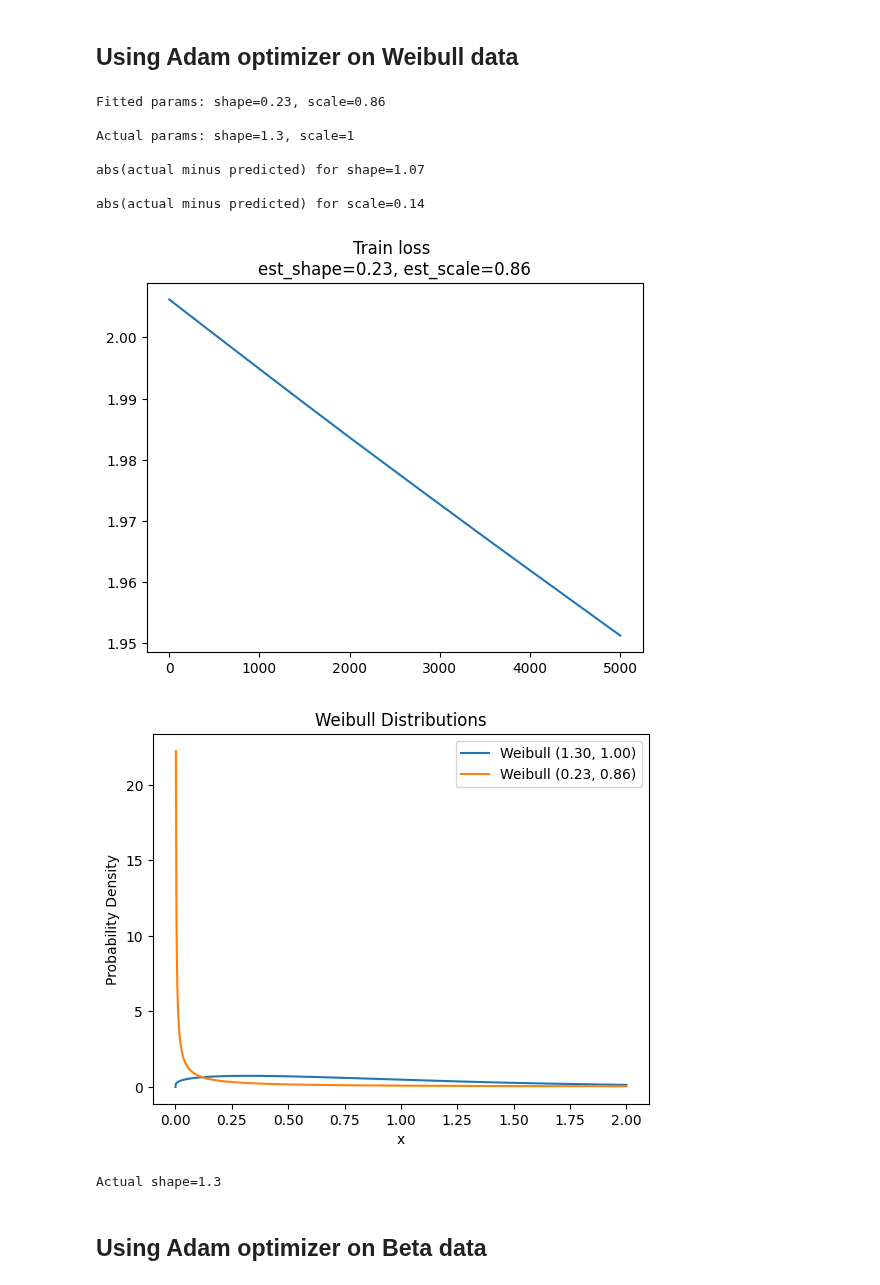
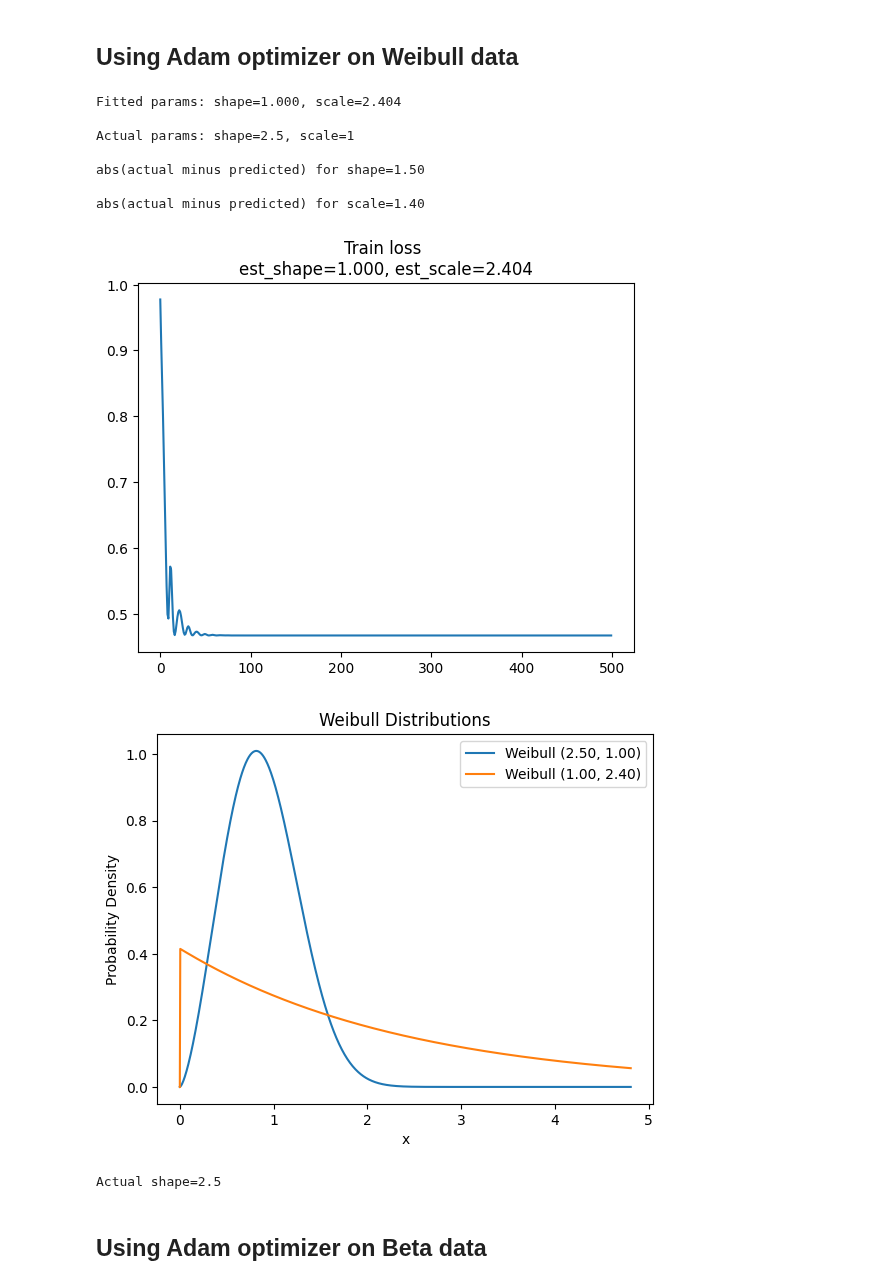
Before and after one commit to nayefahmad/ml-notes, a Jupyter notebook: 2023-05-02-pytorch-distribution-fitting.ipynb, the cells around one changed output. Cells and saved outputs as stored; diff of their text form; code cells hidden in the pictures.

Commit message:
Kaggle Notebook | 2023-05-02_pytorch-distribution-fitting | Version 4

```diff
--- a/2023-05-02-pytorch-distribution-fitting.ipynb
+++ b/2023-05-02-pytorch-distribution-fitting.ipynb
@@ -25,8 +25,8 @@ import matplotlib.pyplot as plt
 # %%
 np.random.seed(2023)
 
-n = 500
-shape = 1.3
+n = 50000
+shape = 2.5
 scale = 1
 # %%
 #generate points for weibull, set location parameter to 0 - this is 2-parameter because loc is 0
@@ -36,7 +36,7 @@ weibull_data = weibull_min.rvs(c=shape, scale=scale, loc=0, size=n)
 noise = np.random.normal(0, .1, n)
 weibull_data = weibull_data + noise
 #all positive data
-weibull_data = np.abs(weibull_data)
+weibull_data = np.abs(weibull_data) + 1e-4
 
 #generate the x values to be used for generating the pdf
 curve_x = np.linspace(0, 200, 1000)
@@ -50,8 +50,8 @@ ax[0].plot(curve_x, weibull_pdf)
 ax[1].hist(weibull_data, bins=100, density=True)
 
 for idx in range(2):
-    ax[idx].set_xlim(0, 50)
-    ax[idx].set_ylim(0, .20)
+    ax[idx].set_xlim(0, 5)
+    ax[idx].set_ylim(0, .80)
     ax[idx].set_title(subs[idx])
 plt.suptitle(title)
 fig.tight_layout()
@@ -92,7 +92,7 @@ class Model(nn.Module):
     def __init__(self):
         super().__init__()
         # initialize weights with random numbers
-        weights = torch.distributions.Uniform(0, 1).sample((2,))
+        weights = torch.distributions.Uniform(0, 3).sample((2,))
         # make weights torch parameters
         self.weights = nn.Parameter(weights)
 
@@ -173,36 +173,36 @@ def plot_weibull_distributions(params1, params2):
 weibull_tensor = torch.tensor(weibull_data, dtype=float).reshape(-1,1)
 # %%
 m = Model()
-opt = torch.optim.Adam(m.parameters(), lr=0.000001)
-losses = train_loop(m, opt, data_tensor=weibull_tensor, n=5000)
+opt = torch.optim.Adam(m.parameters(), lr=.1)
+losses = train_loop(m, opt, data_tensor=weibull_tensor, n=500)
 losses = [loss.detach().numpy().tolist() for loss in losses]
 fitted_params = m.weights
 
 estimated_shape = fitted_params.detach().numpy()[0]
 estimated_scale = fitted_params.detach().numpy()[1]
-print(f'\nFitted params: shape={estimated_shape:.2f}, scale={estimated_scale:.2f}')
+print(f'\nFitted params: shape={estimated_shape:.3f}, scale={estimated_scale:.3f}')
 print(f'\nActual params: shape={shape}, scale={scale}')
 print(f'\nabs(actual minus predicted) for shape={np.abs(shape-fitted_params[0].detach().numpy()):.2f}')
 print(f'\nabs(actual minus predicted) for scale={np.abs(scale-fitted_params[1].detach().numpy()):.2f}')
 
 plt.plot(losses)
-plt.title(f'Train loss \nest_shape={estimated_shape:.2f}, est_scale={estimated_scale:.2f}')
+plt.title(f'Train loss \nest_shape={estimated_shape:.3f}, est_scale={estimated_scale:.3f}')
 # plt.ylim(bottom=0)
 plt.show()
 
 plot_weibull_distributions((shape, scale), tuple(fitted_params.detach().numpy().tolist()))
 print(f'Actual shape={shape}')
 # %% [output]
-Fitted params: shape=0.23, scale=0.86
+Fitted params: shape=1.000, scale=2.404
 
-Actual params: shape=1.3, scale=1
+Actual params: shape=2.5, scale=1
 
-abs(actual minus predicted) for shape=1.07
+abs(actual minus predicted) for shape=1.50
 
-abs(actual minus predicted) for scale=0.14
+abs(actual minus predicted) for scale=1.40
-[figure, old version]
+[figure, new version]
-[figure, old version]
+[figure, new version]
-Actual shape=1.3
+Actual shape=2.5
 # %% [markdown]
 ## Using Adam optimizer on Beta data
 # %% [markdown]
```
Also changed, not shown: parts of 3 cells of this notebook.
